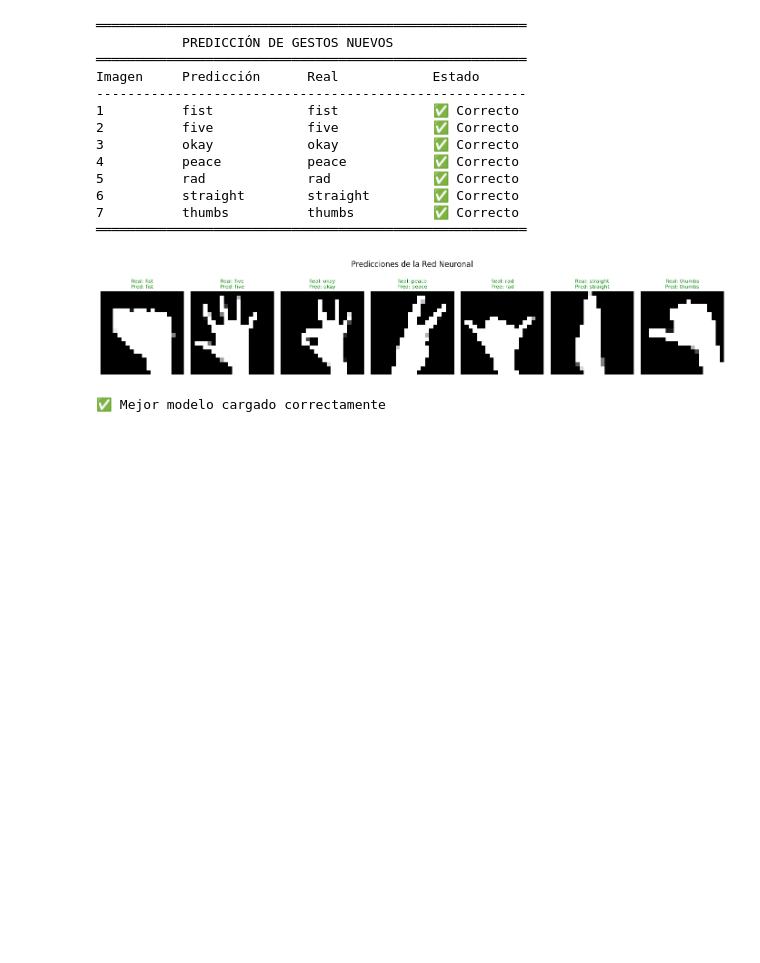
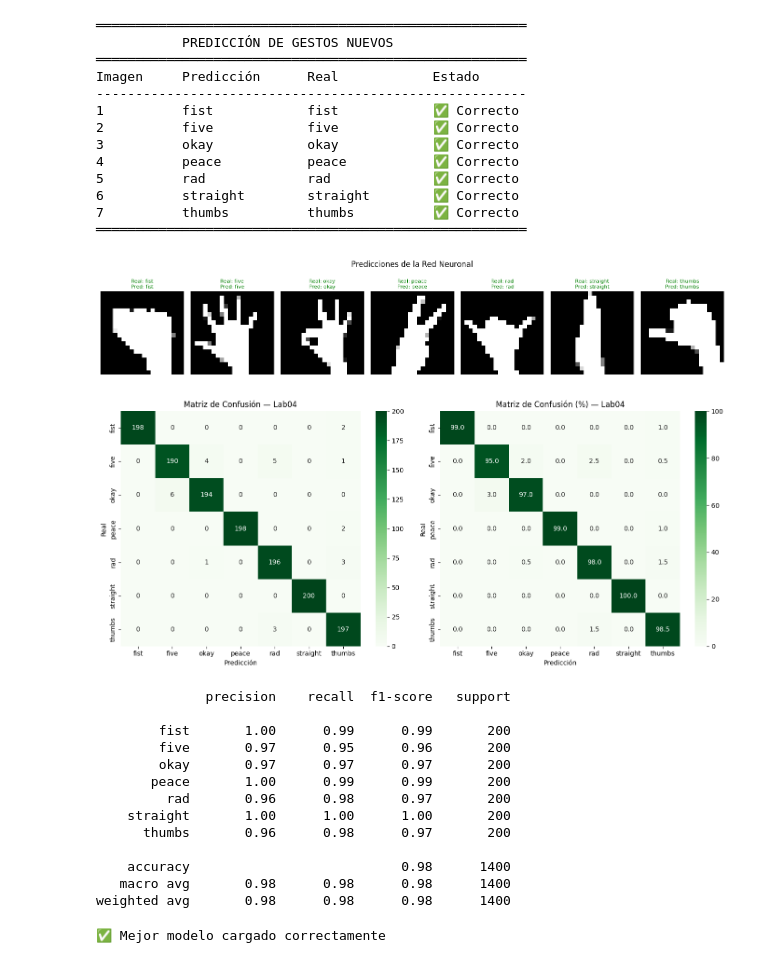
Before and after one commit to Yelmi95/IA_SIS420, a Jupyter notebook: Lab05_Pythor.ipynb, the cells around one changed output. Saved outputs shown, nothing was run; the diff lists cells and outputs as text; code cells hidden in the pictures; blank space fills up the shorter version.

```diff
--- a/Lab05_Pythor.ipynb
+++ b/Lab05_Pythor.ipynb
@@ -1230,6 +1340,81 @@ pyplot.tight_layout()
 pyplot.show()
 # %% [output]
 [figure]
+# %%
+# MATRIZ DE CONFUSIÓN — Lab04
+from sklearn.metrics import confusion_matrix, classification_report
+import matplotlib.pyplot as plt
+import seaborn as sns
+
+model.eval()
+y_preds = []
+y_reals = []
+
+with torch.no_grad():
+    for x_b, y_b in test_loader:
+        y_pred  = model(x_b)
+        y_clase = torch.argmax(y_pred, dim=1)
+        y_preds.extend(y_clase.cpu().numpy())
+        y_reals.extend(y_b.cpu().numpy())
+
+y_preds = np.array(y_preds)
+y_reals = np.array(y_reals)
+
+# Calcular matriz
+cm = confusion_matrix(y_reals, y_preds)
+
+# Gráfica
+fig, axes = plt.subplots(1, 2, figsize=(14, 6))
+
+# Matriz de confusión absoluta
+sns.heatmap(
+    cm,
+    annot=True,
+    fmt='d',
+    cmap='Greens',
+    xticklabels=clases,
+    yticklabels=clases,
+    ax=axes[0]
+)
+axes[0].set_xlabel('Predicción')
+axes[0].set_ylabel('Real')
+axes[0].set_title('Matriz de Confusión — Lab04')
+
+# Matriz normalizada (en porcentaje)
+cm_norm = cm.astype('float') / cm.sum(axis=1)[:, np.newaxis] * 100
+sns.heatmap(
+    cm_norm,
+    annot=True,
+    fmt='.1f',
+    cmap='Greens',
+    xticklabels=clases,
+    yticklabels=clases,
+    ax=axes[1]
+)
+axes[1].set_xlabel('Predicción')
+axes[1].set_ylabel('Real')
+axes[1].set_title('Matriz de Confusión (%) — Lab04')
+
+plt.tight_layout()
+plt.show()
+
+# Reporte
+print(classification_report(y_reals, y_preds, target_names=clases))
+# %% [output]
+[figure, added]
+              precision    recall  f1-score   support
+
+        fist       1.00      0.99      0.99       200
+        five       0.97      0.95      0.96       200
+        okay       0.97      0.97      0.97       200
+       peace       1.00      0.99      0.99       200
+         rad       0.96      0.98      0.97       200
+    straight       1.00      1.00      1.00       200
+      thumbs       0.96      0.98      0.97       200
+
+    accuracy                           0.98      1400
+   macro avg       0.98      0.98      0.98      1400
+weighted avg       0.98      0.98      0.98      1400
 # %%
 # Cargar el mejor modelo guardado
 model.load_state_dict(torch.load(PATH))
```
Also changed, not shown: parts of 34 cells of this notebook.
